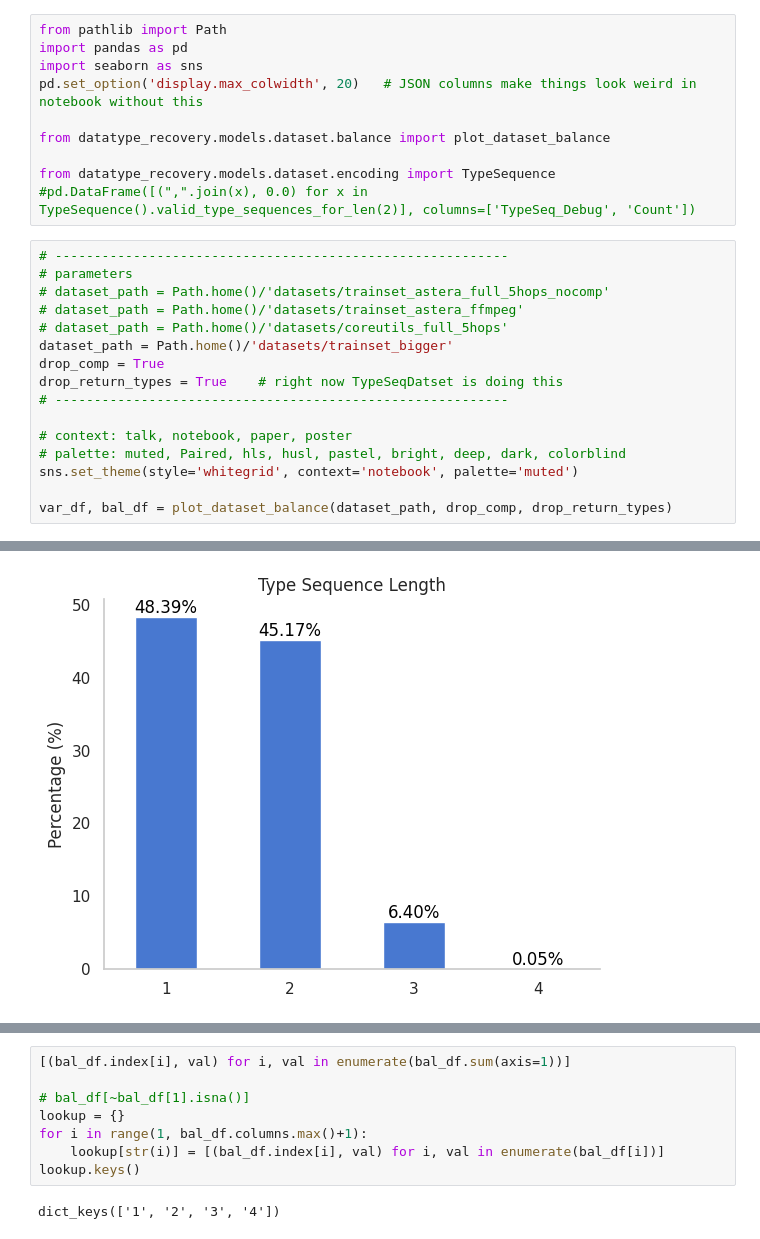
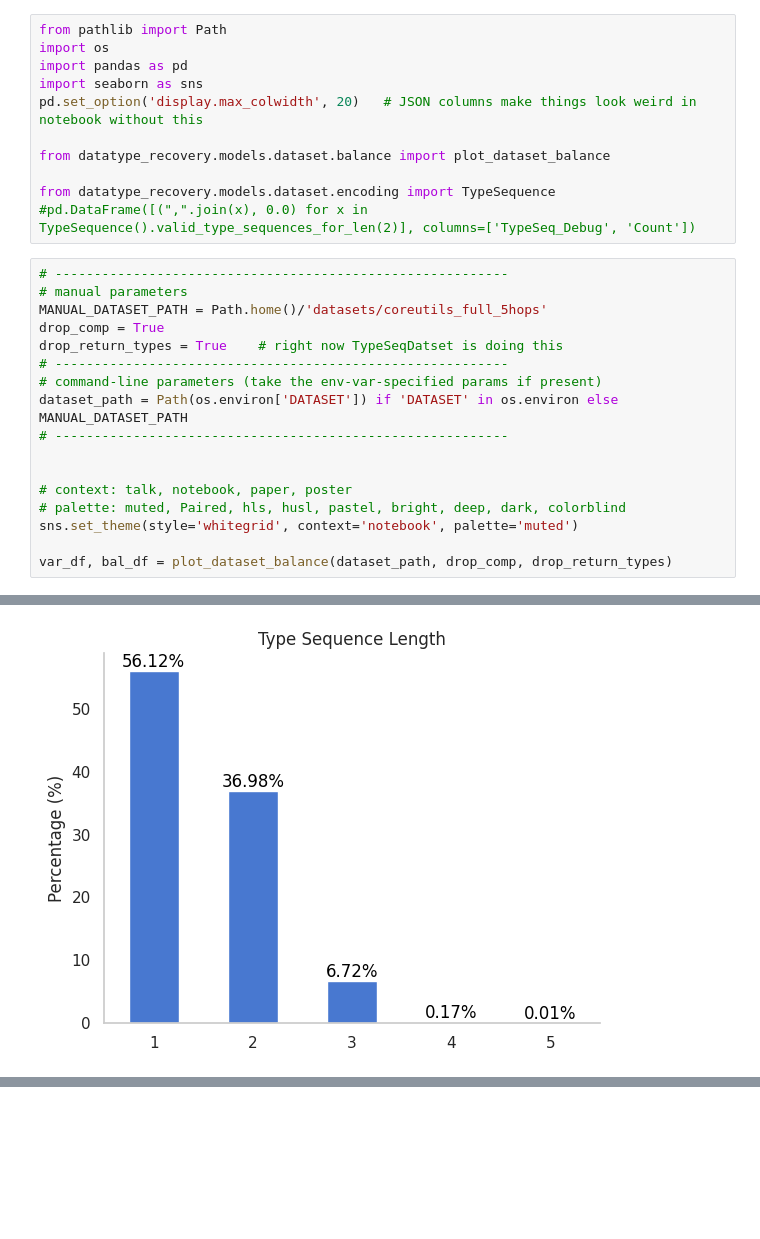
Before and after one commit to lasserre/datatype-recovery-experiments, a Jupyter notebook: notebooks/dataset_balance.ipynb, the cells around one changed output, grey strips where cells are left out. Saved outputs shown, nothing was run; the diff lists cells and outputs as text; blank space fills up the shorter version.

```diff
--- a/notebooks/dataset_balance.ipynb
+++ b/notebooks/dataset_balance.ipynb
@@ -1,5 +1,6 @@
 # %%
 from pathlib import Path
+import os
 import pandas as pd
 import seaborn as sns
 pd.set_option('display.max_colwidth', 20)   # JSON columns make things look weird in notebook without this
@@ -10,14 +11,15 @@ from datatype_recovery.models.dataset.encoding import TypeSequence
 #pd.DataFrame([(",".join(x), 0.0) for x in TypeSequence().valid_type_sequences_for_len(2)], columns=['TypeSeq_Debug', 'Count'])
 # %%
 # ----------------------------------------------------------
-# parameters
-# dataset_path = Path.home()/'datasets/trainset_astera_full_5hops_nocomp'
-# dataset_path = Path.home()/'datasets/trainset_astera_ffmpeg'
-# dataset_path = Path.home()/'datasets/coreutils_full_5hops'
-dataset_path = Path.home()/'datasets/trainset_bigger'
+# manual parameters
+MANUAL_DATASET_PATH = Path.home()/'datasets/coreutils_full_5hops'
 drop_comp = True
 drop_return_types = True    # right now TypeSeqDatset is doing this
 # ----------------------------------------------------------
+# command-line parameters (take the env-var-specified params if present)
+dataset_path = Path(os.environ['DATASET']) if 'DATASET' in os.environ else MANUAL_DATASET_PATH
+# ----------------------------------------------------------
+
 
 # context: talk, notebook, paper, poster
 # palette: muted, Paired, hls, husl, pastel, bright, deep, dark, colorblind
@@ -30 +32 @@ var_df, bal_df = plot_dataset_balance(dataset_path, drop_comp, drop_return_types
-[figure, old version]
+[figure, new version]
@@ -32,10 +33,0 @@ var_df, bal_df = plot_dataset_balance(dataset_path, drop_comp, drop_return_types
-# %%
-[(bal_df.index[i], val) for i, val in enumerate(bal_df.sum(axis=1))]
-
-# bal_df[~bal_df[1].isna()]
-lookup = {}
-for i in range(1, bal_df.columns.max()+1):
-    lookup[str(i)] = [(bal_df.index[i], val) for i, val in enumerate(bal_df[i])]
-lookup.keys()
-# %% [output]
-dict_keys(['1', '2', '3', '4'])
```
Also changed, not shown: parts of 20 cells of this notebook, 3 other files.
